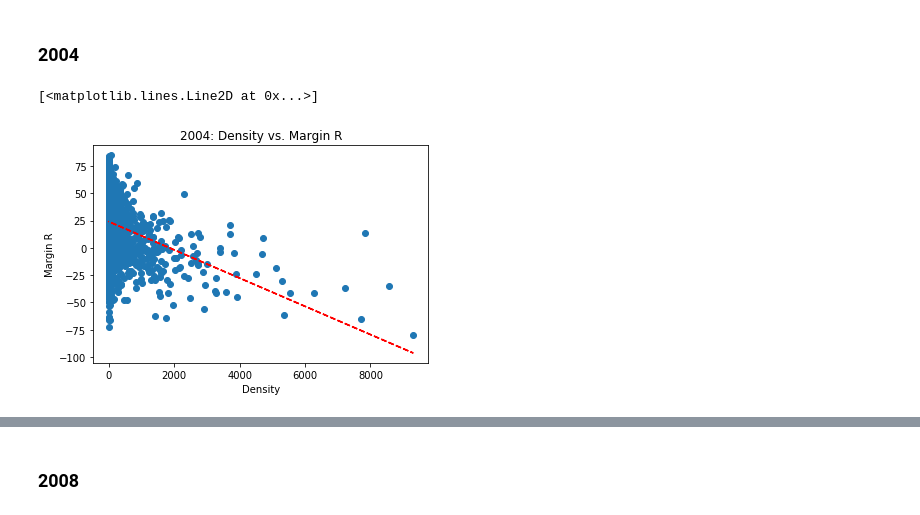
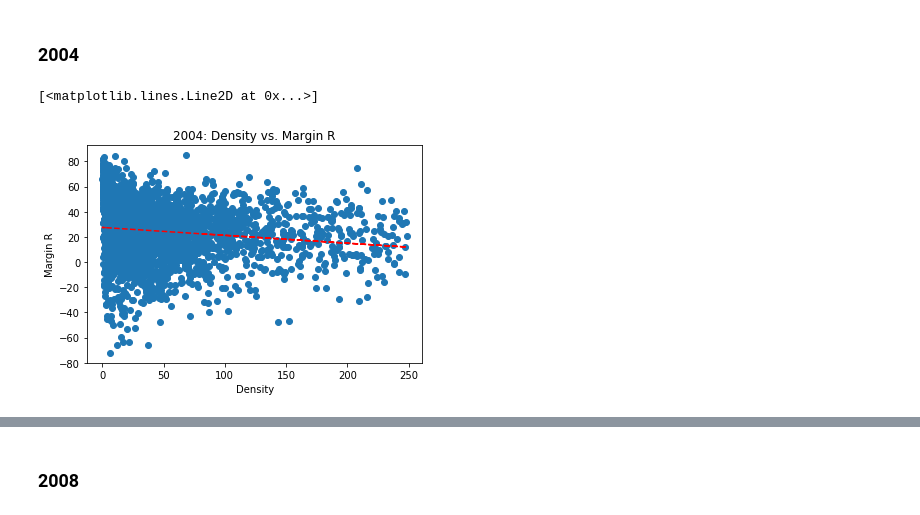
Before and after one commit to GiacomoPuccini/COGS108_Repo, a Jupyter notebook: FinalProject.ipynb, the cells around one changed output, grey strips where cells are left out. Saved outputs shown, nothing was run; the diff lists cells and outputs as text; code cells hidden in the pictures.

```diff
--- a/FinalProject.ipynb
+++ b/FinalProject.ipynb
@@ -365,19 +455,19 @@ In the next 8 code cells, we used the exact same methods as we did for the 2000
 # %% [markdown]
 ### 2004
 # %%
-# Make two new lists to plot over x and y axes
-data2004margin = data2004.loc[data2004['density2004'] < POP_DENSITY_CUTOFF]['margin_R']
-data2004density = data2004.loc[data2004['density2004'] < POP_DENSITY_CUTOFF]['density2004']
+# Make two new lists to plot over x and y axes - take out outliers
+data2004margin1 = data2004.loc[data2004['density2004'] < density_cutoff2004]['margin_R']
+data2004density = data2004.loc[data2004['density2004'] < density_cutoff2004]['density2004']
 
 # Make the scatterplot, label it, and include a linear regression line
-corrplot4 = plt.scatter(data2004density, data2004margin)
+corrplot4 = plt.scatter(data2004density, data2004margin1)
 plt.xlabel('Density')
 plt.ylabel('Margin R')
 plt.title('2004: Density vs. Margin R')
-z4 = np.polyfit(data2004density, data2004margin, 1)
+z4 = np.polyfit(data2004density, data2004margin1, 1)
 p4 = np.poly1d(z4)
 plt.plot(data2004density, p4(data2004density), "r--")
 # %% [output]
 [<matplotlib.lines.Line2D at 0x...>]
-[figure, old version]
+[figure, new version]
 # %%
```
Also changed, not shown: parts of 34 cells of this notebook.
